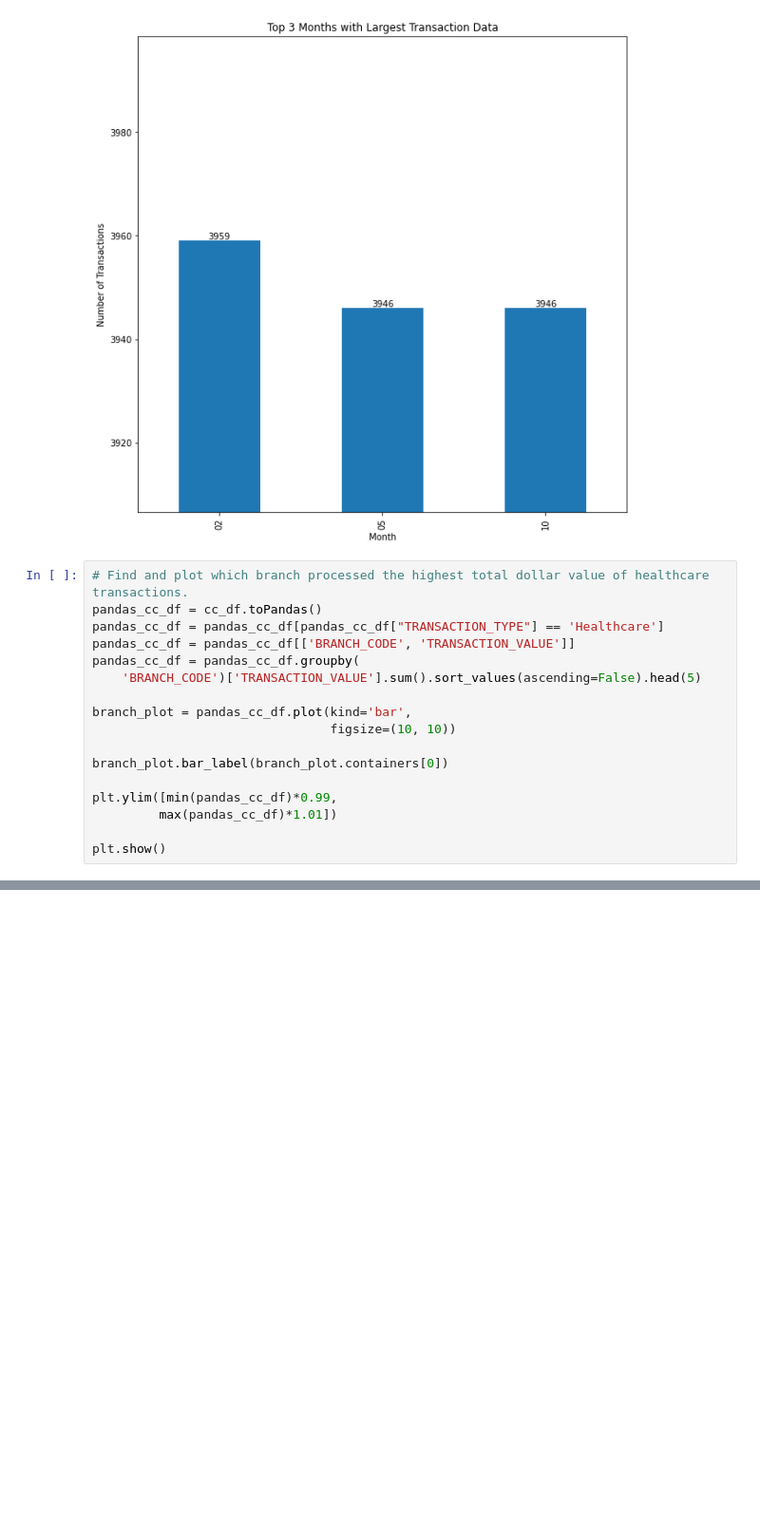
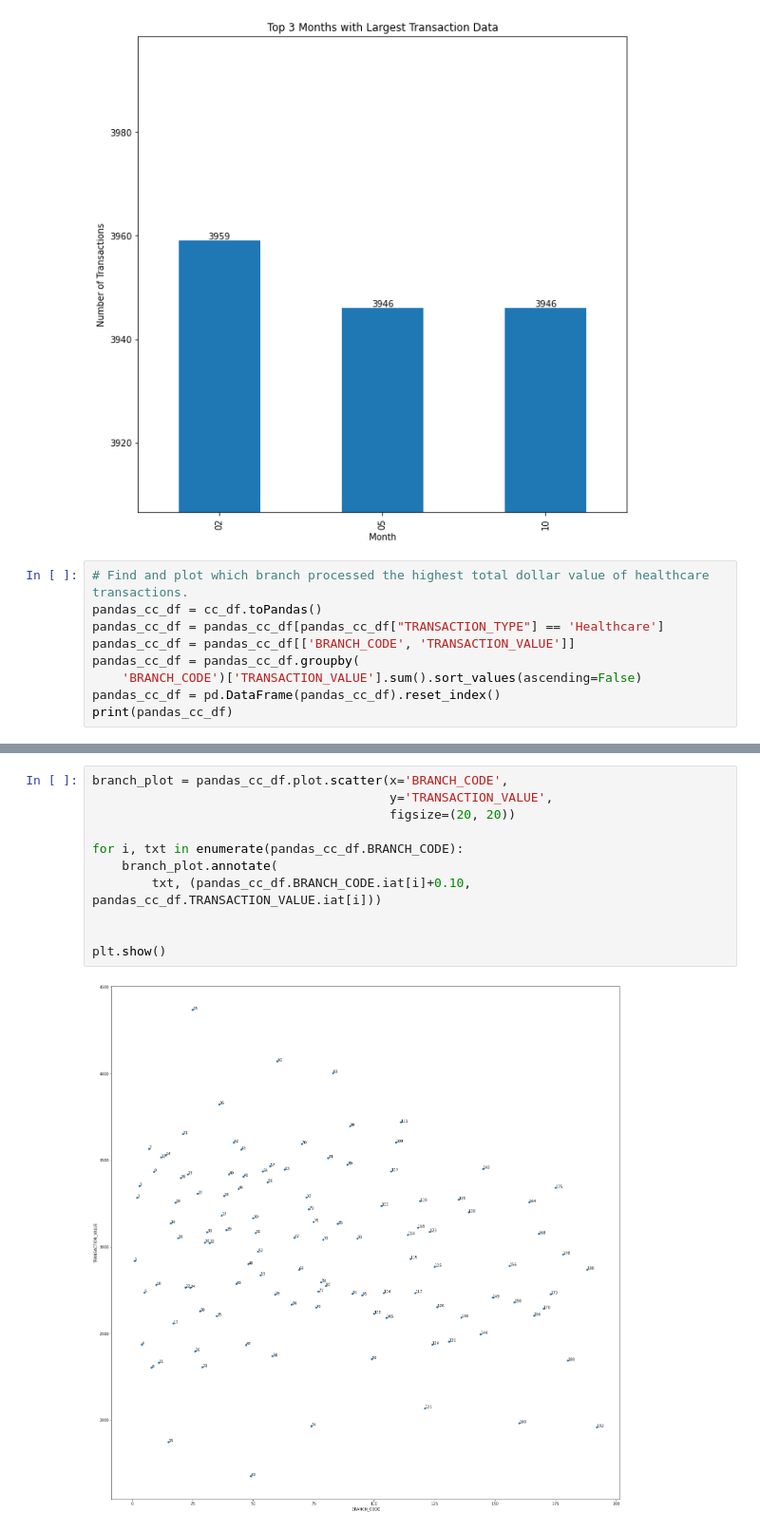
Before and after one commit to Cosdaman/PSCS-LoanAndCredit, a Jupyter notebook: Credit_Data_Visualization.ipynb, the cells around one changed output, grey strips where cells are left out. Shown at 95% size. Drawn from its saved outputs; the diff is of its cells as text; blank space fills up the shorter version.

```diff
--- a/Credit_Data_Visualization.ipynb
+++ b/Credit_Data_Visualization.ipynb
@@ -109,15 +110,7 @@ pandas_cc_df = cc_df.toPandas()
 pandas_cc_df = pandas_cc_df[pandas_cc_df["TRANSACTION_TYPE"] == 'Healthcare']
 pandas_cc_df = pandas_cc_df[['BRANCH_CODE', 'TRANSACTION_VALUE']]
 pandas_cc_df = pandas_cc_df.groupby(
-    'BRANCH_CODE')['TRANSACTION_VALUE'].sum().sort_values(ascending=False).head(5)
-
-branch_plot = pandas_cc_df.plot(kind='bar',
-                                figsize=(10, 10))
-
-branch_plot.bar_label(branch_plot.containers[0])
-
-plt.ylim([min(pandas_cc_df)*0.99,
-         max(pandas_cc_df)*1.01])
-
-plt.show()
+    'BRANCH_CODE')['TRANSACTION_VALUE'].sum().sort_values(ascending=False)
+pandas_cc_df = pd.DataFrame(pandas_cc_df).reset_index()
+print(pandas_cc_df)
 # %% [output]
@@ -124,0 +131,13 @@ plt.show()
+# %%
+branch_plot = pandas_cc_df.plot.scatter(x='BRANCH_CODE',
+                                        y='TRANSACTION_VALUE',
+                                        figsize=(20, 20))
+
+for i, txt in enumerate(pandas_cc_df.BRANCH_CODE):
+    branch_plot.annotate(
+        txt, (pandas_cc_df.BRANCH_CODE.iat[i]+0.10, pandas_cc_df.TRANSACTION_VALUE.iat[i]))
+
+
+plt.show()
+# %% [output]
+[figure, added]
```
Also changed, not shown: parts of 4 cells of this notebook, 1 other file.
